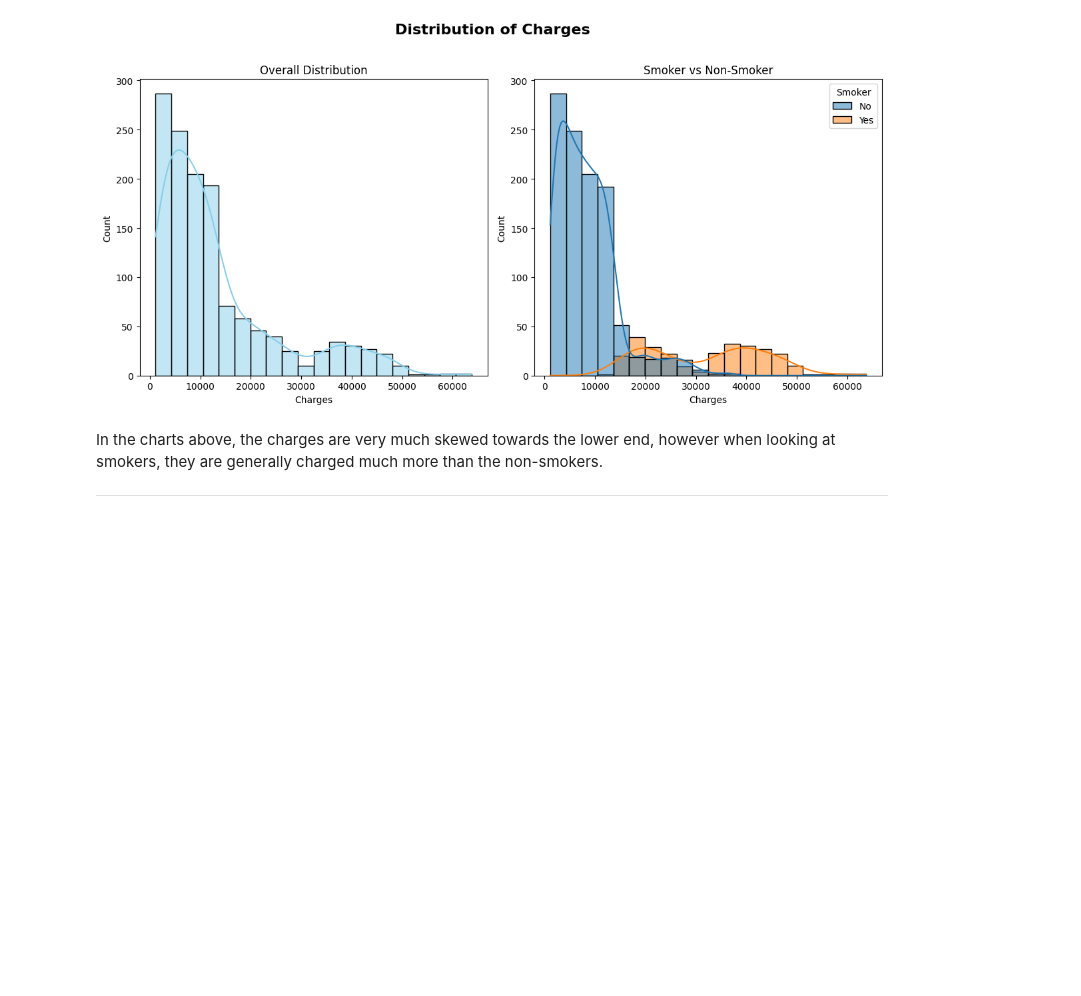
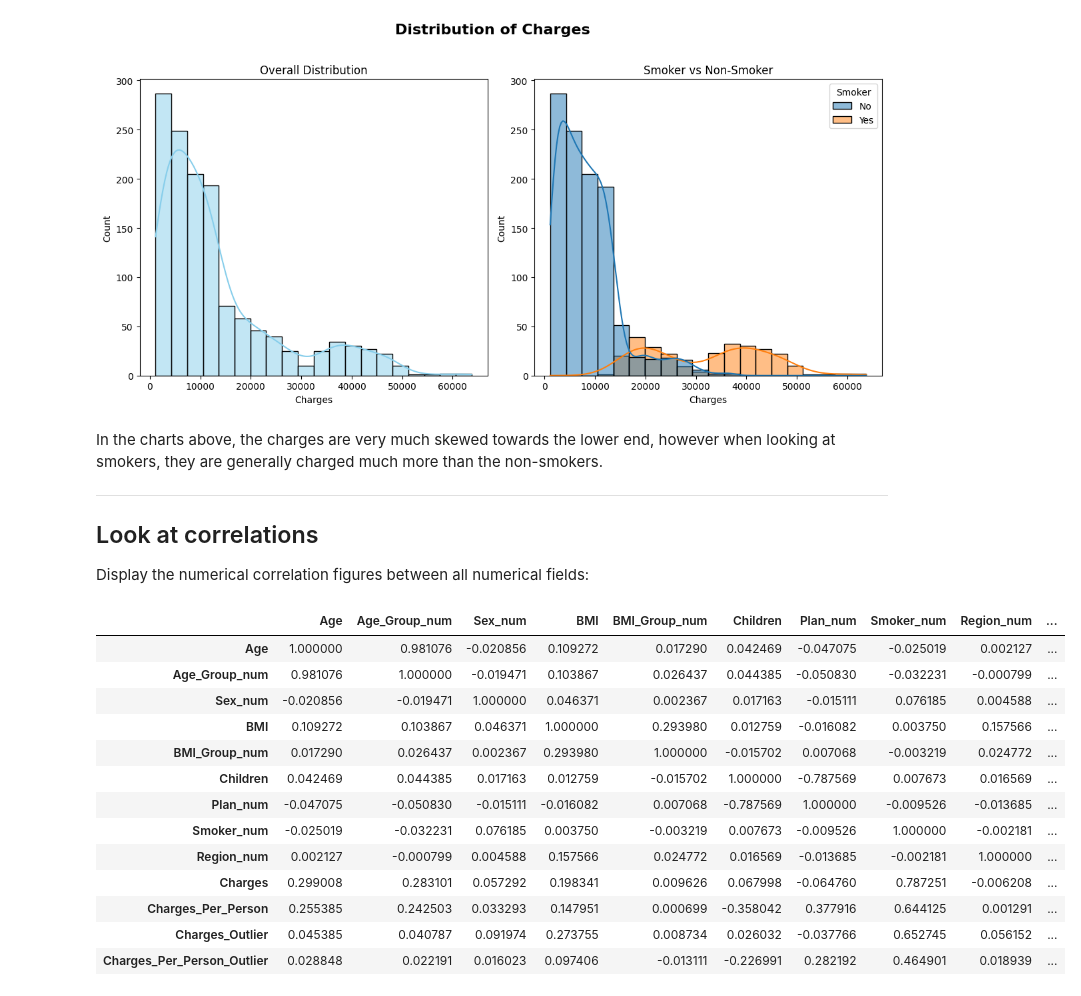
Before and after one commit to petedanielsmith/HealthcareInsuranceDataAnalyticsProject, a Jupyter notebook: jupyter_notebooks/data_visualisation.ipynb, the cells around one changed output. Saved outputs shown, nothing was run; the diff lists cells and outputs as text; code cells hidden in the pictures; blank space fills up the shorter version.

```diff
--- a/jupyter_notebooks/data_visualisation.ipynb
+++ b/jupyter_notebooks/data_visualisation.ipynb
@@ -180,3 +180,25 @@ plt.show()
 In the charts above, the charges are very much skewed towards the lower end, however when looking at smokers, they are generally charged much more than the non-smokers.
 
 ---
+
+## Look at correlations
+
+Display the numerical correlation figures between all numerical fields:
+# %%
+corr = insurance.corr(numeric_only=True)
+corr
+# %% [output]
+|  | Age | Age_Group_num | Sex_num | BMI | BMI_Group_num | Children | Plan_num | Smoker_num | Region_num | ... |
+| Age | 1.000000 | 0.981076 | -0.020856 | 0.109272 | 0.017290 | 0.042469 | -0.047075 | -0.025019 | 0.002127 | ... |
+| Age_Group_num | 0.981076 | 1.000000 | -0.019471 | 0.103867 | 0.026437 | 0.044385 | -0.050830 | -0.032231 | -0.000799 | ... |
+| Sex_num | -0.020856 | -0.019471 | 1.000000 | 0.046371 | 0.002367 | 0.017163 | -0.015111 | 0.076185 | 0.004588 | ... |
+| BMI | 0.109272 | 0.103867 | 0.046371 | 1.000000 | 0.293980 | 0.012759 | -0.016082 | 0.003750 | 0.157566 | ... |
+| BMI_Group_num | 0.017290 | 0.026437 | 0.002367 | 0.293980 | 1.000000 | -0.015702 | 0.007068 | -0.003219 | 0.024772 | ... |
+| Children | 0.042469 | 0.044385 | 0.017163 | 0.012759 | -0.015702 | 1.000000 | -0.787569 | 0.007673 | 0.016569 | ... |
+| Plan_num | -0.047075 | -0.050830 | -0.015111 | -0.016082 | 0.007068 | -0.787569 | 1.000000 | -0.009526 | -0.013685 | ... |
+| Smoker_num | -0.025019 | -0.032231 | 0.076185 | 0.003750 | -0.003219 | 0.007673 | -0.009526 | 1.000000 | -0.002181 | ... |
+| Region_num | 0.002127 | -0.000799 | 0.004588 | 0.157566 | 0.024772 | 0.016569 | -0.013685 | -0.002181 | 1.000000 | ... |
+| Charges | 0.299008 | 0.283101 | 0.057292 | 0.198341 | 0.009626 | 0.067998 | -0.064760 | 0.787251 | -0.006208 | ... |
+| Charges_Per_Person | 0.255385 | 0.242503 | 0.033293 | 0.147951 | 0.000699 | -0.358042 | 0.377916 | 0.644125 | 0.001291 | ... |
+| Charges_Outlier | 0.045385 | 0.040787 | 0.091974 | 0.273755 | 0.008734 | 0.026032 | -0.037766 | 0.652745 | 0.056152 | ... |
+| Charges_Per_Person_Outlier | 0.028848 | 0.022191 | 0.016023 | 0.097406 | -0.013111 | -0.226991 | 0.282192 | 0.464901 | 0.018939 | ... |
```
Also changed, not shown: parts of 3 cells of this notebook, 1 other file.
